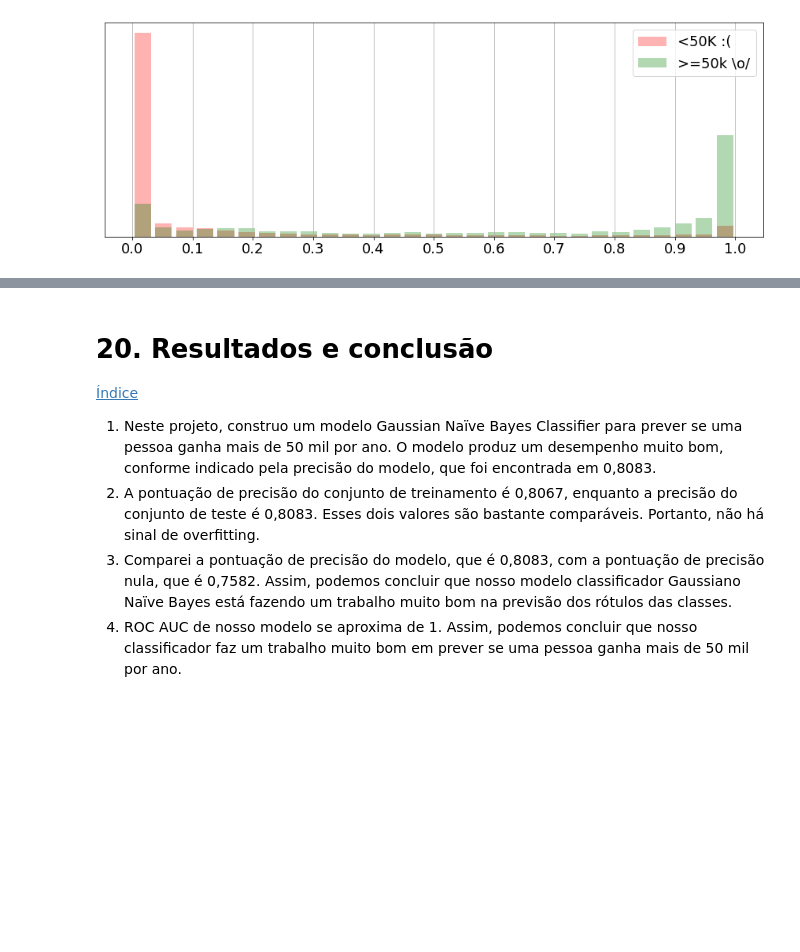
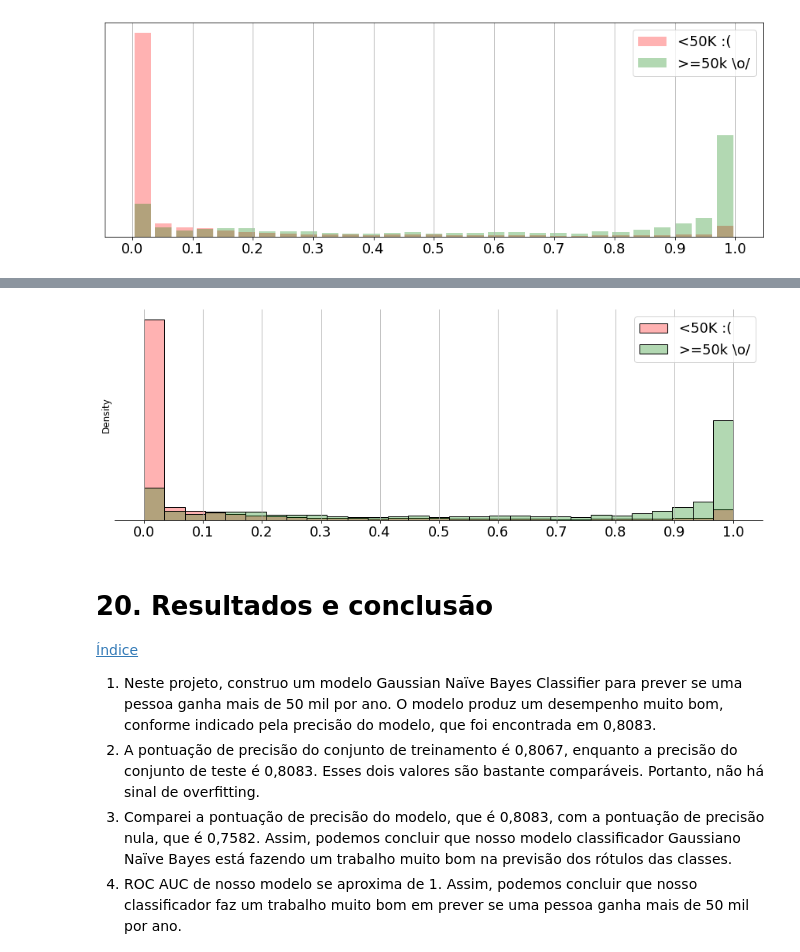
Before and after one commit to Rodrigo-Lopes-de-Andrade/Artigos_e_Projetos, a Jupyter notebook: 00_Naive_Bayes.ipynb, the cells around one changed output, grey strips where cells are left out. Cells and saved outputs as stored; diff of their text form; code cells hidden in the pictures; blank space fills up the shorter version.

```diff
--- a/00_Naive_Bayes.ipynb
+++ b/00_Naive_Bayes.ipynb
@@ -1636,3 +1650,15 @@ plt.grid()
+# %%
+
+plt.figure(figsize=(15,5))
+sns.histplot(pred[y_test==0,1],bins=np.linspace(0,1,30), color='r', alpha=.3, stat="density", kde=False, label='<50K :(')
+sns.histplot(pred[y_test==1,1], bins=np.linspace(0,1,30), color = 'g', alpha=.3, stat="density", kde=False, label='>=50k \o/' )
+sns.despine(top=True,right=True,left=True) # to remove side line from graph
+plt.xticks(np.arange(0,1.1,0.1), fontsize=18);
+plt.yticks([])
+plt.legend(fontsize=18)
+plt.grid()
+# %% [output]
+[figure, added]
 # %% [markdown]
 
 # **20. Resultados e conclusão** <a class="anchor" id="20"></a>
```
Also changed, not shown: parts of 3 cells of this notebook.
